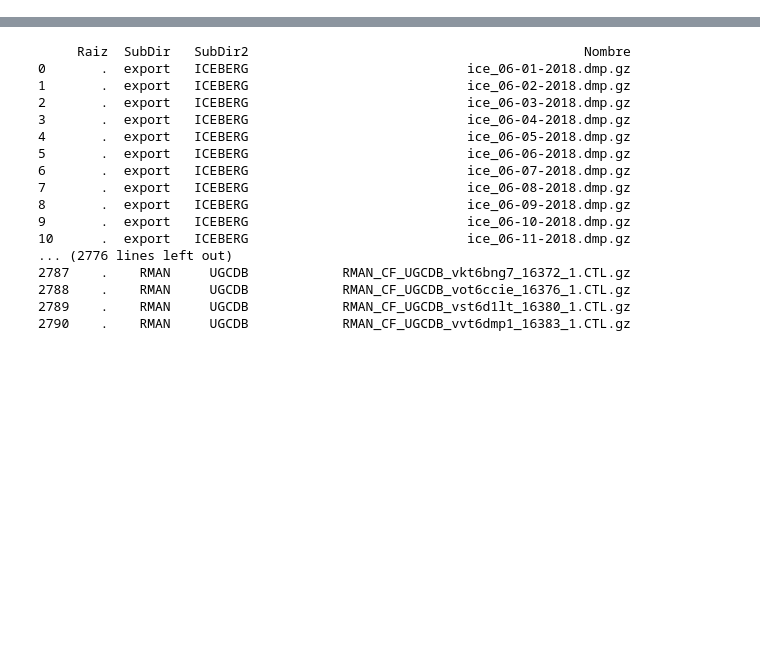
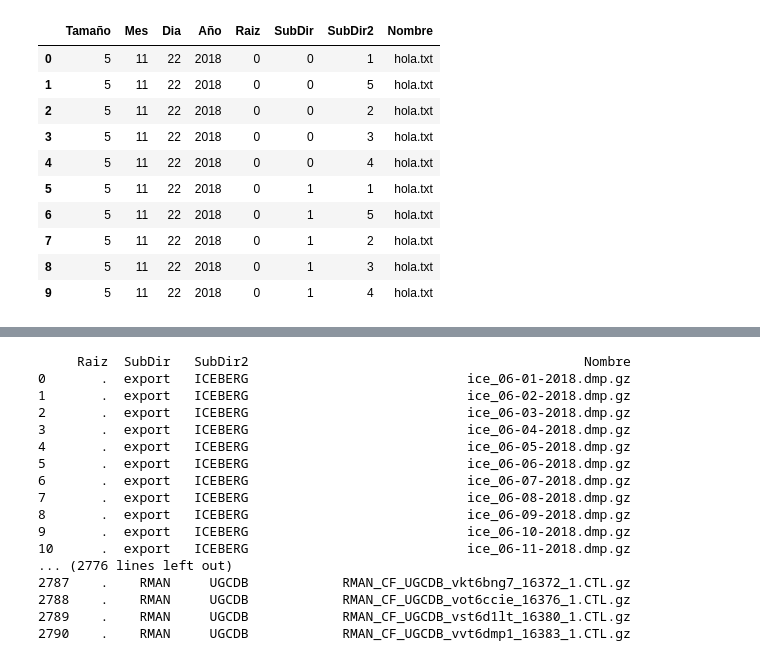
Before and after one commit to DavidIngx/PredictBackup, a Jupyter notebook: Untitled.ipynb, the cells around one changed output, grey strips where cells are left out. Cells and saved outputs as stored; diff of their text form; code cells hidden in the pictures; blank space fills up the shorter version.

```diff
--- a/Untitled.ipynb
+++ b/Untitled.ipynb
@@ -119,0 +92,97 @@ df2.dropna()
+# %%
+xd["uno"] = xd["uno"].str.replace(' ',',')
+
+xd["uno"] = xd["uno"].str.replace(',,',',')
+xd["uno"] = xd["uno"].str.replace(',,,,',',')
+xd["uno"] = xd["uno"].str.replace('[',',')
+xd["uno"] = xd["uno"].str.replace(',','/')
+xd["uno"] = xd["uno"].str.replace('///','/')
+xd["uno"] = xd["uno"].str.replace('//','/')
+
+
+if(mysql == 0 ):
+    xd5 = pd.DataFrame(xd.uno.str.split('/',6).tolist(), columns=["0","Tamaño", "Mes", "Dia","Año"])
+
+    xd5 = xd5.drop(columns=["0"])
+else:
+    xd5 = pd.DataFrame(xd.uno.str.split('/',6).tolist(), columns=["0","Tamaño", "Mes", "Dia","Año"])
+    xd5 = xd5.drop(columns=['0'])
+# %%
+
+xd5["Raiz"]=xd4["Raiz"]
+xd5["SubDir"]=xd4["SubDir"]
+xd5["SubDir2"]=xd4["SubDir2"]
+xd5["Nombre"]=xd4["Nombre"]
+
+xd5["Mes"] = xd5["Mes"].astype(str)
+
+xd5["Mes"] = xd5["Mes"].str.replace('Jan','1')
+xd5["Mes"] = xd5["Mes"].str.replace('Feb','2')
+xd5["Mes"] = xd5["Mes"].str.replace('Mar','3')
+xd5["Mes"] = xd5["Mes"].str.replace('Apr','4')
+xd5["Mes"] = xd5["Mes"].str.replace('May','5')
+xd5["Mes"] = xd5["Mes"].str.replace('Jun','6')
+xd5["Mes"] = xd5["Mes"].str.replace('Jul','7')
+xd5["Mes"] = xd5["Mes"].str.replace('Aug','8')
+xd5["Mes"] = xd5["Mes"].str.replace('Sep','9')
+xd5["Mes"] = xd5["Mes"].str.replace('Oct','10')
+xd5["Mes"] = xd5["Mes"].str.replace('Nov','11')
+xd5["Mes"] = xd5["Mes"].str.replace('Dec','12')
+
+xd5["Raiz"] = xd5["Raiz"].str.replace('.','0') #Raiz = 0
+if(mysql == 0):
+    xd5["SubDir"] = xd5["SubDir"].str.replace('export','0') #export = 0
+    xd5["SubDir"] = xd5["SubDir"].str.replace('RMAN','1') #RMAN = 0
+    xd5["SubDir2"] = xd5["SubDir2"].str.replace('ICEBERG','1') #ICEBERG = 1
+    xd5["SubDir2"] = xd5["SubDir2"].str.replace('RMAN','2') #RMAN = 2
+    xd5["SubDir2"] = xd5["SubDir2"].str.replace('TCONTROL','3') #TCONTROL = 3
+    xd5["SubDir2"] = xd5["SubDir2"].str.replace('UGCDB','4') # UGCDB = 4
+    xd5["SubDir2"] = xd5["SubDir2"].str.replace('migra','5') # migra = 5
+
+else:
+    xd5["SubDir2"] = xd5["SubDir2"].str.replace('BachilleratoVirtual','3') #BachilleratoVirtual = 3
+    xd5["SubDir2"] = xd5["SubDir2"].str.replace('Biblioteca_Nuevo','4') #Biblioteca_Nuevo = 4
+    xd5["SubDir2"] = xd5["SubDir2"].str.replace('Adviser','2') #Adviser = 2
+    xd5["SubDir2"] = xd5["SubDir2"].str.replace('Diplomados','5') #Diplomados = 5
+    xd5["SubDir2"] = xd5["SubDir2"].str.replace('Helpdesk','6') #Helpdesk = 6
+    xd5["SubDir2"] = xd5["SubDir2"].str.replace('IMC','7') #IMC = 7
+    xd5["SubDir2"] = xd5["SubDir2"].str.replace('Intranet','8') #Intranet = 8
+    xd5["SubDir2"] = xd5["SubDir2"].str.replace('Koha','9') #Koha = 9
+    xd5["SubDir2"] = xd5["SubDir2"].str.replace('MiNube','10') #MiNube = 10
+    xd5["SubDir2"] = xd5["SubDir2"].str.replace('PaginaUGC','11') #PaginaUGC = 11
+    xd5["SubDir2"] = xd5["SubDir2"].str.replace('ReservasCmav','12') #ReservasCmav = 12
+    xd5["SubDir2"] = xd5["SubDir2"].str.replace('SoporteOld','14') #SoporteOld = 14
+    xd5["SubDir2"] = xd5["SubDir2"].str.replace('Soporte','13') #Soporte = 13
+    xd5["SubDir2"] = xd5["SubDir2"].str.replace('Univirtual','15') #Univirtual = 15
+    xd5["SubDir2"] = xd5["SubDir2"].str.replace('VirtualUlagranco','16') #VirtualUlagranco = 16
+    xd5["SubDir2"] = xd5["SubDir2"].str.replace('Juridico','17') #VirtualUlagranco = 16
+
+
+
+
+
+
+
+count=0;
+for row in xd5["Año"]:
+
+    if (row == 2017 ):
+        print()
+
+    else:
+        xd5.loc[count, 'Año'] = 2018
+    count+=1;
+
+xd5
+# %% [output]
+|  | Tamaño | Mes | Dia | Año | Raiz | SubDir | SubDir2 | Nombre |
+| 0 | 5 | 11 | 22 | 2018 | 0 | 0 | 1 | hola.txt |
+| 1 | 5 | 11 | 22 | 2018 | 0 | 0 | 5 | hola.txt |
+| 2 | 5 | 11 | 22 | 2018 | 0 | 0 | 2 | hola.txt |
+| 3 | 5 | 11 | 22 | 2018 | 0 | 0 | 3 | hola.txt |
+| 4 | 5 | 11 | 22 | 2018 | 0 | 0 | 4 | hola.txt |
+| 5 | 5 | 11 | 22 | 2018 | 0 | 1 | 1 | hola.txt |
+| 6 | 5 | 11 | 22 | 2018 | 0 | 1 | 5 | hola.txt |
+| 7 | 5 | 11 | 22 | 2018 | 0 | 1 | 2 | hola.txt |
+| 8 | 5 | 11 | 22 | 2018 | 0 | 1 | 3 | hola.txt |
+| 9 | 5 | 11 | 22 | 2018 | 0 | 1 | 4 | hola.txt |
```
Also changed, not shown: parts of 17 cells of this notebook, 2 other files.
